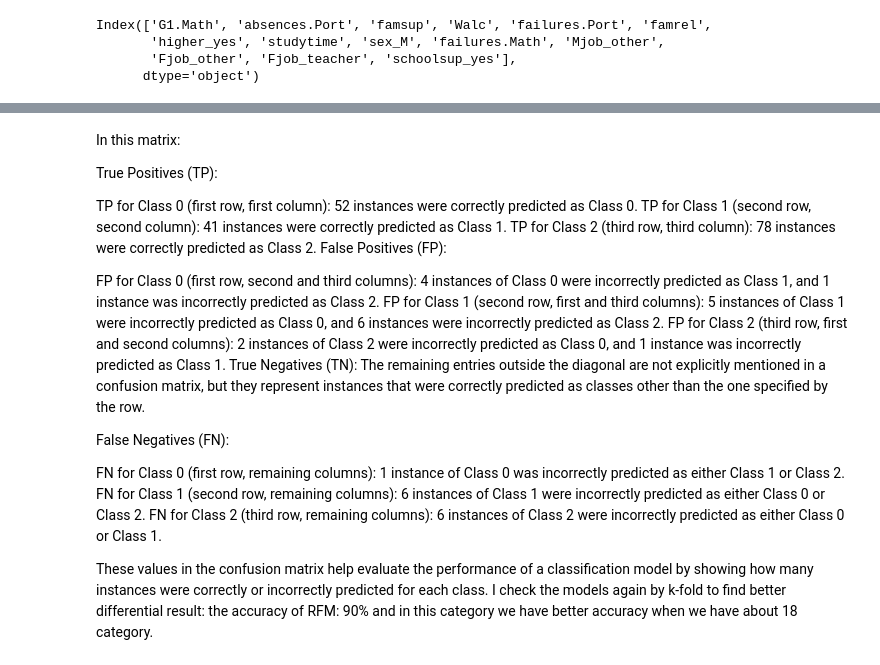
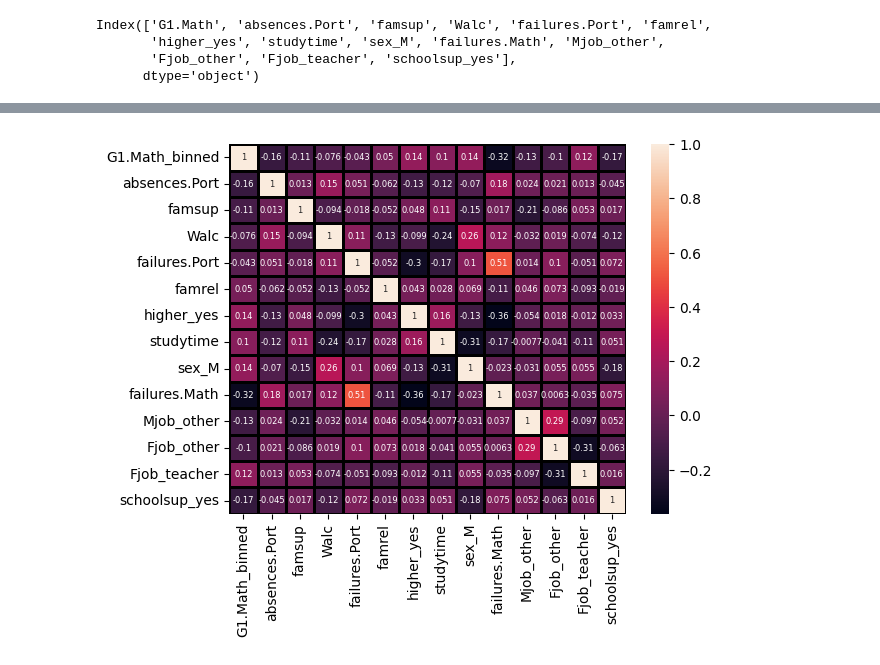
Before and after one commit to Mesgarin/DAPJFinal, a Jupyter notebook: Report Regression.ipynb, the cells around one changed output, grey strips where cells are left out. Cells and saved outputs as stored; diff of their text form; code cells hidden in the pictures.

```diff
--- a/Report Regression.ipynb
+++ b/Report Regression.ipynb
@@ -1439 +1474,8 @@ Index(['G1.Math', 'absences.Port', 'famsup', 'Walc', 'failures.Port', 'famrel',
+# %%
+sns.heatmap(G1Math_df2[['G1.Math_binned','absences.Port', 'famsup', 'Walc','failures.Port','famrel', 'higher_yes','studytime','sex_M','failures.Math',
+       'Mjob_other', 'Fjob_other', 'Fjob_teacher',
+       'schoolsup_yes',  ]].corr(), annot=True, annot_kws={"size": 6}, linewidth=1, linecolor="black" )
+plt.show()
+# %% [output]
+[figure, added]
 # %%
@@ -1460,30 +1490,6 @@ xtrain, xtest, ytrain, ytest = train_test_split(X, y, test_size=0.2, random_stat
 scaler = StandardScaler()
 xtrain_scaled = scaler.fit_transform(xtrain)
 xtest_scaled = scaler.transform(xtest)
-# %% [markdown]
-In this matrix:
-
-True Positives (TP):
-
-TP for Class 0 (first row, first column): 52 instances were correctly predicted as Class 0.
-TP for Class 1 (second row, second column): 41 instances were correctly predicted as Class 1.
-TP for Class 2 (third row, third column): 78 instances were correctly predicted as Class 2.
-False Positives (FP):
-
-FP for Class 0 (first row, second and third columns): 4 instances of Class 0 were incorrectly predicted as Class 1, and 1 instance was incorrectly predicted as Class 2.
-FP for Class 1 (second row, first and third columns): 5 instances of Class 1 were incorrectly predicted as Class 0, and 6 instances were incorrectly predicted as Class 2.
-FP for Class 2 (third row, first and second columns): 2 instances of Class 2 were incorrectly predicted as Class 0, and 1 instance was incorrectly predicted as Class 1.
-True Negatives (TN):
-The remaining entries outside the diagonal are not explicitly mentioned in a confusion matrix, but they represent instances that were correctly predicted as classes other than the one specified by the row.
-
-False Negatives (FN):
-
-FN for Class 0 (first row, remaining columns): 1 instance of Class 0 was incorrectly predicted as either Class 1 or Class 2.
-FN for Class 1 (second row, remaining columns): 6 instances of Class 1 were incorrectly predicted as either Class 0 or Class 2.
-FN for Class 2 (third row, remaining columns): 6 instances of Class 2 were incorrectly predicted as either Class 0 or Class 1.
-
-These values in the confusion matrix help evaluate the performance of a classification model by showing how many instances were correctly or incorrectly predicted for each class.
-I check the models again by k-fold to find better differential result:  the accuracy of  RFM: 90% and in this category we have better accuracy when we have about 18 category.
 # %%
 # Selecting features and target variable
 x = G1Math_df2.drop(['G1.Math_binned','G1.Math' ], axis=1)
```
Also changed, not shown: parts of 30 cells of this notebook, 6 other files.
